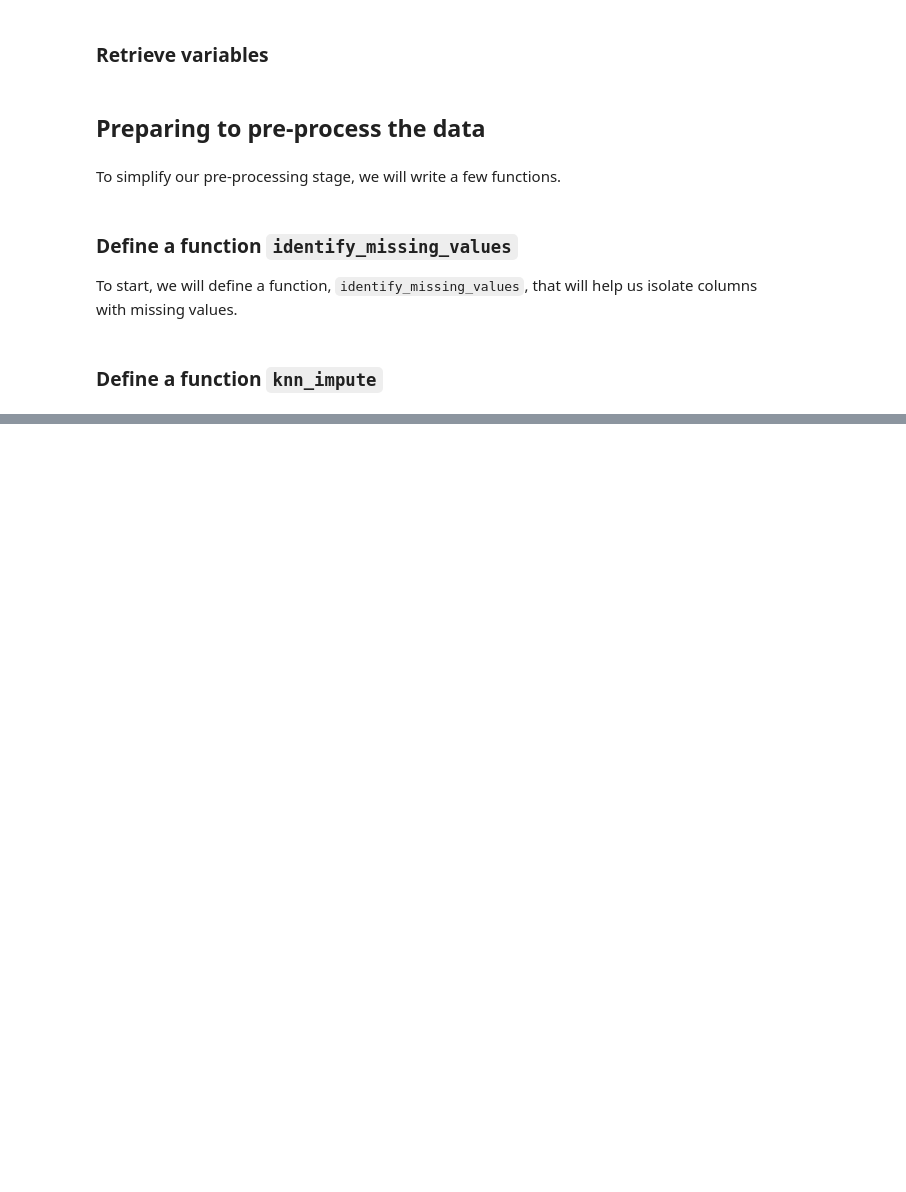
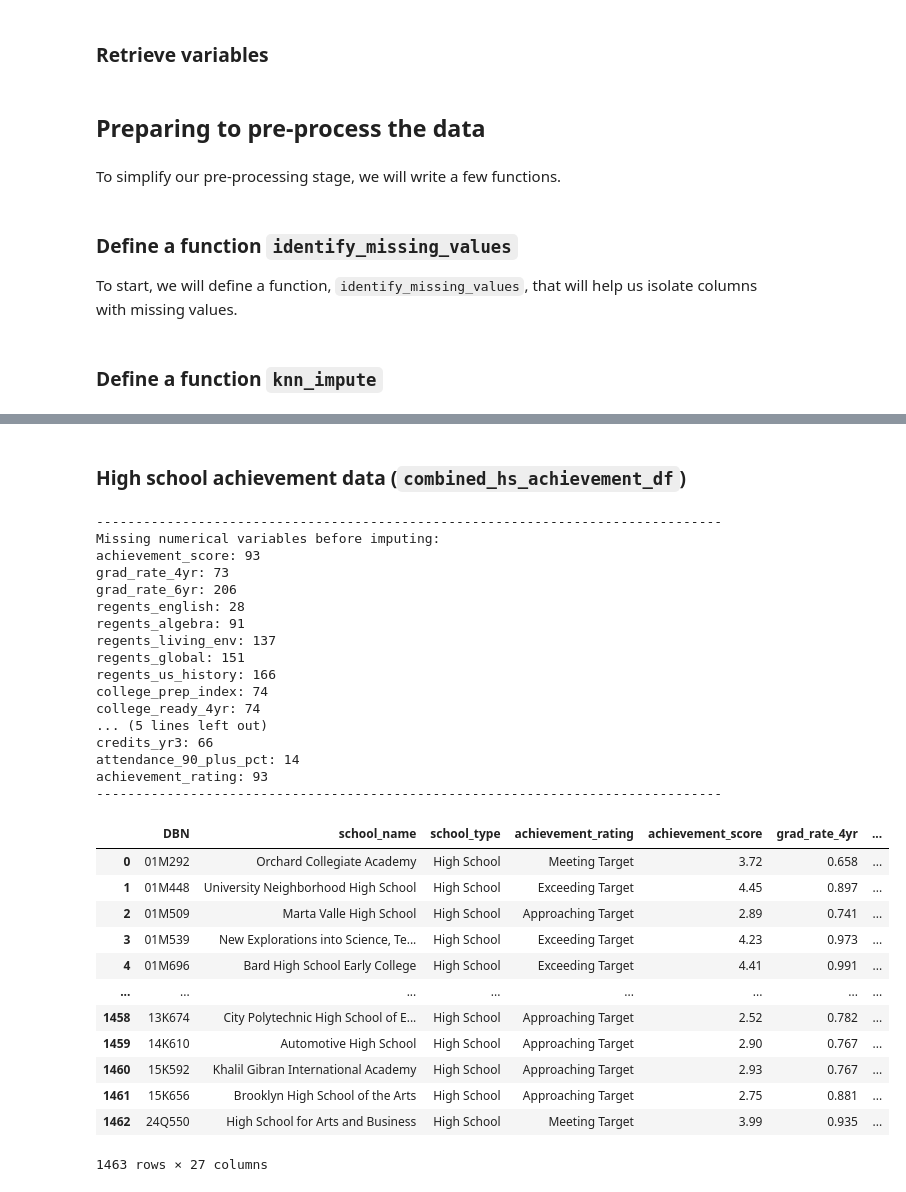
Before and after one commit to eraiken/Springboard, a Jupyter notebook: Capstone 3/3 - Data pre-processing.ipynb, the cells around one changed output, grey strips where cells are left out. Cells and saved outputs as stored; diff of their text form; code cells hidden in the pictures; blank space fills up the shorter version.

```diff
--- a/Capstone 3/3 - Data pre-processing.ipynb
+++ b/Capstone 3/3 - Data pre-processing.ipynb
@@ -114,0 +152,36 @@ def knn_impute(df, n_neighbors=5):
+# %% [markdown]
+### High school achievement data (`combined_hs_achievement_df`)
+# %%
+combined_hs_achievement_imputed = knn_impute(combined_hs_achievement_df)
+combined_hs_achievement_imputed
+# %% [output]
+--------------------------------------------------------------------------------
+Missing numerical variables before imputing:
+achievement_score: 93
+grad_rate_4yr: 73
+grad_rate_6yr: 206
+regents_english: 28
+regents_algebra: 91
+regents_living_env: 137
+regents_global: 151
+regents_us_history: 166
+college_prep_index: 74
+college_ready_4yr: 74
+... (5 lines left out)
+credits_yr3: 66
+attendance_90_plus_pct: 14
+achievement_rating: 93
+--------------------------------------------------------------------------------
+|  | DBN | school_name | school_type | achievement_rating | achievement_score | grad_rate_4yr | ... |
+| 0 | 01M292 | Orchard Collegiate Academy | High School | Meeting Target | 3.72 | 0.658 | ... |
+| 1 | 01M448 | University Neighborhood High School | High School | Exceeding Target | 4.45 | 0.897 | ... |
+| 2 | 01M509 | Marta Valle High School | High School | Approaching Target | 2.89 | 0.741 | ... |
+| 3 | 01M539 | New Explorations into Science, Te... | High School | Exceeding Target | 4.23 | 0.973 | ... |
+| 4 | 01M696 | Bard High School Early College | High School | Exceeding Target | 4.41 | 0.991 | ... |
+| ... | ... | ... | ... | ... | ... | ... | ... |
+| 1458 | 13K674 | City Polytechnic High School of E... | High School | Approaching Target | 2.52 | 0.782 | ... |
+| 1459 | 14K610 | Automotive High School | High School | Approaching Target | 2.90 | 0.767 | ... |
+| 1460 | 15K592 | Khalil Gibran International Academy | High School | Approaching Target | 2.93 | 0.767 | ... |
+| 1461 | 15K656 | Brooklyn High School of the Arts | High School | Approaching Target | 2.75 | 0.881 | ... |
+| 1462 | 24Q550 | High School for Arts and Business | High School | Meeting Target | 3.99 | 0.935 | ... |
+1463 rows × 27 columns
```
Also changed, not shown: parts of 16 cells of this notebook.
